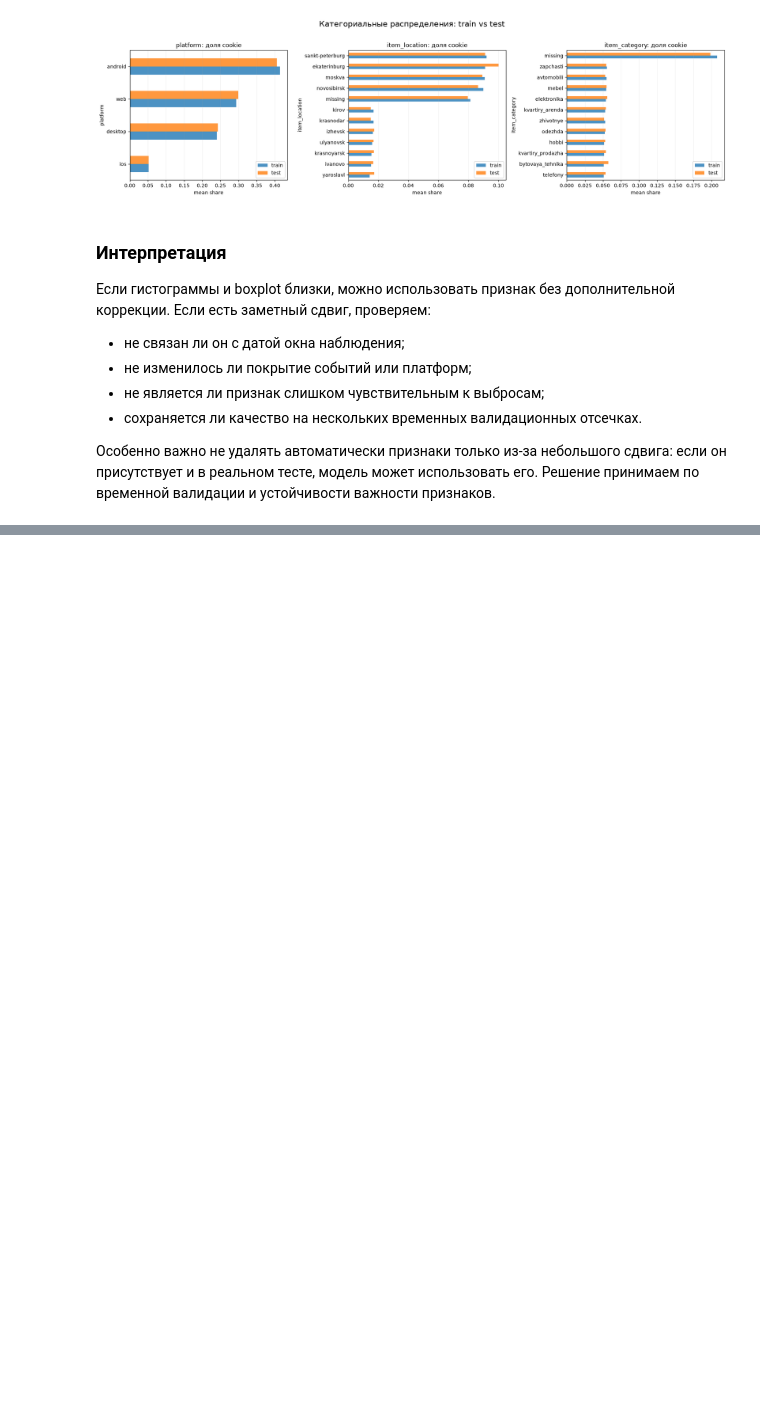
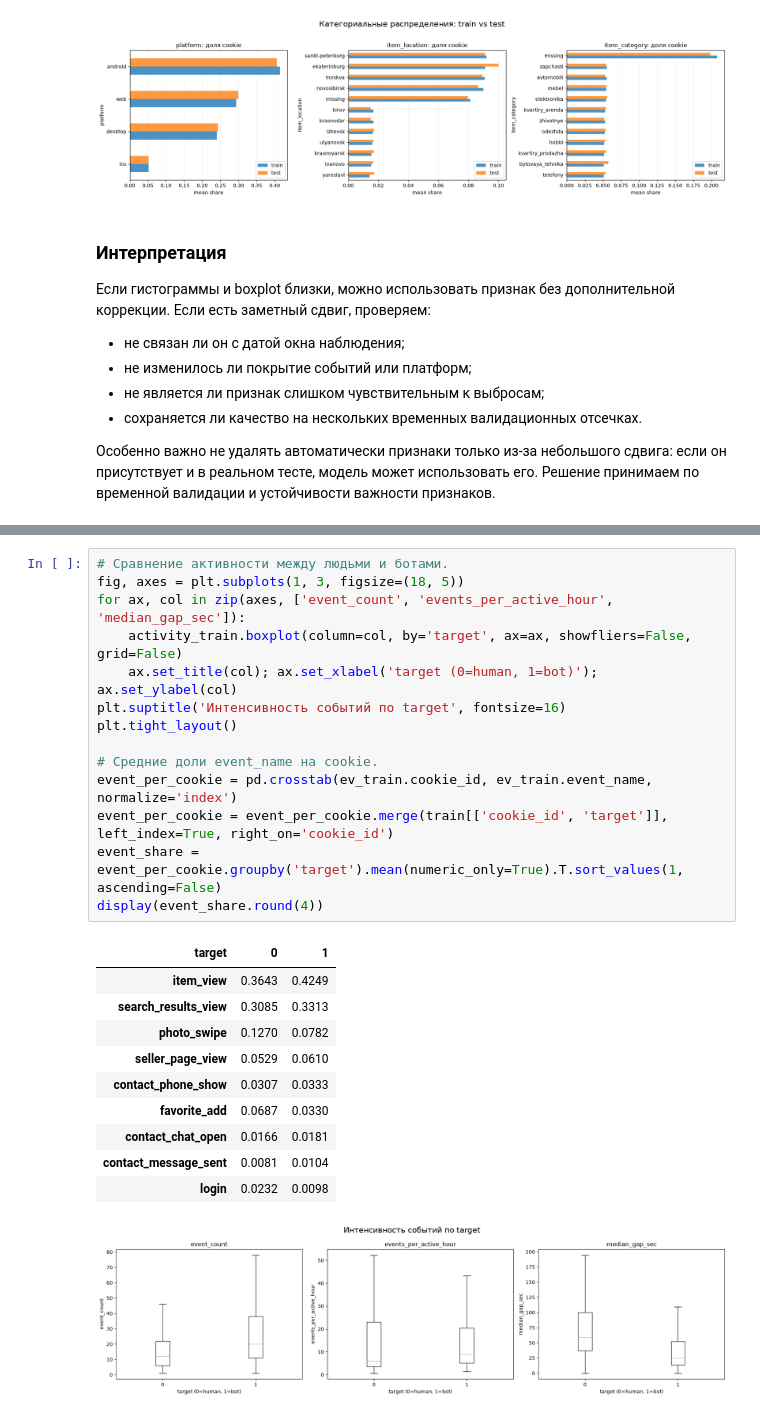
Before and after one commit to leaderpartiii/avito-bootcamp-fall, a Jupyter notebook: eda.ipynb, the cells around one changed output, grey strips where cells are left out. Drawn from its saved outputs; the diff is of its cells as text; blank space fills up the shorter version.

```diff
--- a/eda.ipynb
+++ b/eda.ipynb
@@ -773 +861,27 @@ plt.tight_layout()
+# %%
+# Сравнение активности между людьми и ботами.
+fig, axes = plt.subplots(1, 3, figsize=(18, 5))
+for ax, col in zip(axes, ['event_count', 'events_per_active_hour', 'median_gap_sec']):
+    activity_train.boxplot(column=col, by='target', ax=ax, showfliers=False, grid=False)
+    ax.set_title(col); ax.set_xlabel('target (0=human, 1=bot)'); ax.set_ylabel(col)
+plt.suptitle('Интенсивность событий по target', fontsize=16)
+plt.tight_layout()
+
+# Средние доли event_name на cookie.
+event_per_cookie = pd.crosstab(ev_train.cookie_id, ev_train.event_name, normalize='index')
+event_per_cookie = event_per_cookie.merge(train[['cookie_id', 'target']], left_index=True, right_on='cookie_id')
+event_share = event_per_cookie.groupby('target').mean(numeric_only=True).T.sort_values(1, ascending=False)
+display(event_share.round(4))
+# %% [output]
+| target | 0 | 1 |
+| item_view | 0.3643 | 0.4249 |
+| search_results_view | 0.3085 | 0.3313 |
+| photo_swipe | 0.1270 | 0.0782 |
+| seller_page_view | 0.0529 | 0.0610 |
+| contact_phone_show | 0.0307 | 0.0333 |
+| favorite_add | 0.0687 | 0.0330 |
+| contact_chat_open | 0.0166 | 0.0181 |
+| contact_message_sent | 0.0081 | 0.0104 |
+| login | 0.0232 | 0.0098 |
+[figure, added]
 # %% [markdown]
```
Also changed, not shown: parts of 4 cells of this notebook, 3 other files.
